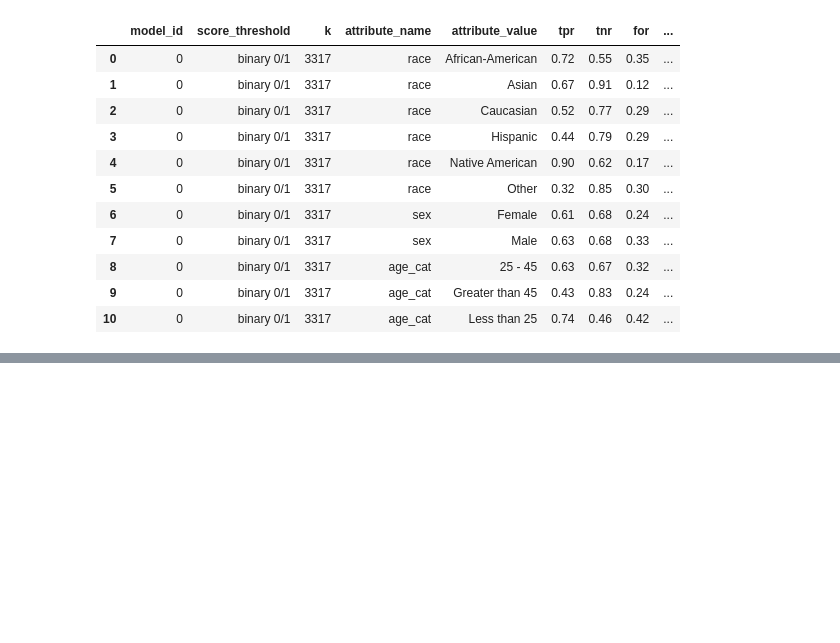
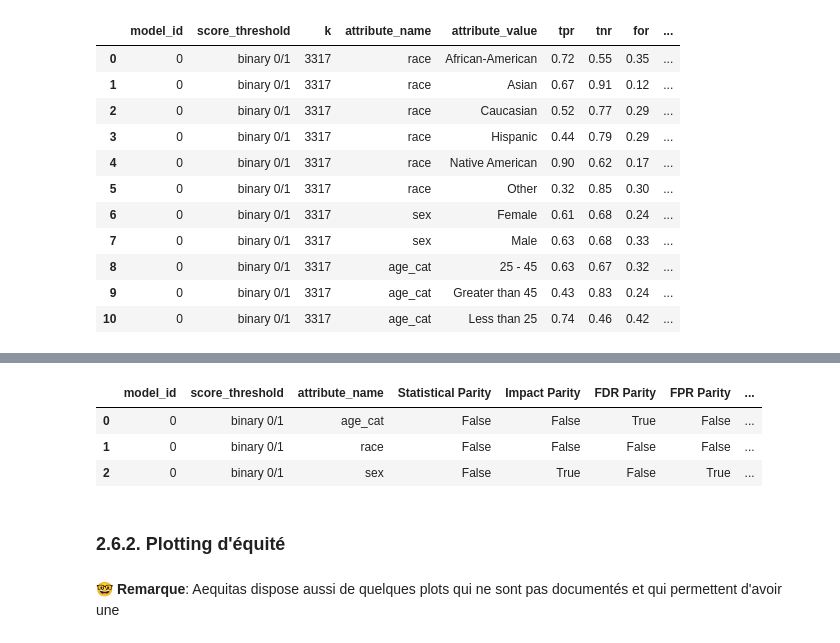
Before and after one commit to chsafouane/aequitas_disc, a Jupyter notebook: notebooks/aequitas_presentation.ipynb, the cells around one changed output, grey strips where cells are left out. Saved outputs shown, nothing was run; the diff lists cells and outputs as text; code cells hidden in the pictures; blank space fills up the shorter version.

Commit message:
Add aequitas fairness constraints

```diff
--- a/notebooks/aequitas_presentation.ipynb
+++ b/notebooks/aequitas_presentation.ipynb
@@ -351,0 +363,5 @@ ap.disparity(bias_dpg, ["fpr", "fnr"], 'race', fairness_threshold = 1.2)
+# %%
+aq_fairness = Fairness()
+# %%
+fairness_table = aq_fairness.get_group_value_fairness(bias_dpg, tau=0.8)
+fairness_table
@@ -351,0 +401,11 @@ ap.disparity(bias_dpg, ["fpr", "fnr"], 'race', fairness_threshold = 1.2)
+# %%
+aq_fairness.get_group_attribute_fairness(fairness_table)
+# %% [output]
+|  | model_id | score_threshold | attribute_name | Statistical Parity | Impact Parity | FDR Parity | FPR Parity | ... |
+| 0 | 0 | binary 0/1 | age_cat | False | False | True | False | ... |
+| 1 | 0 | binary 0/1 | race | False | False | False | False | ... |
+| 2 | 0 | binary 0/1 | sex | False | True | False | True | ... |
+# %% [markdown]
+### 2.6.2. Plotting d'équité
+# %% [markdown]
+🤓 **Remarque**: Aequitas dispose aussi de quelques plots qui ne sont pas documentés et qui permettent d'avoir une
```
Also changed, not shown: parts of 56 cells of this notebook.
